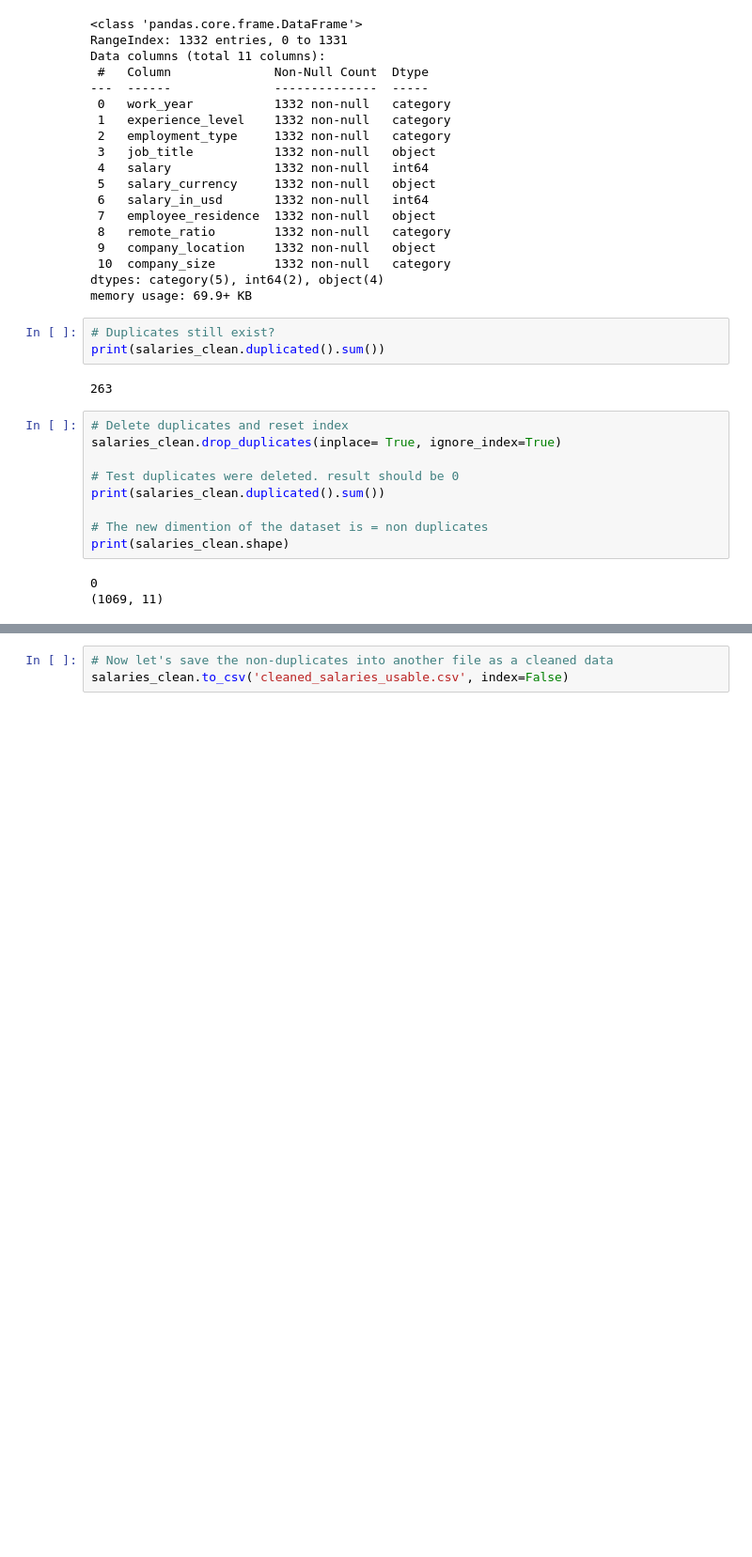
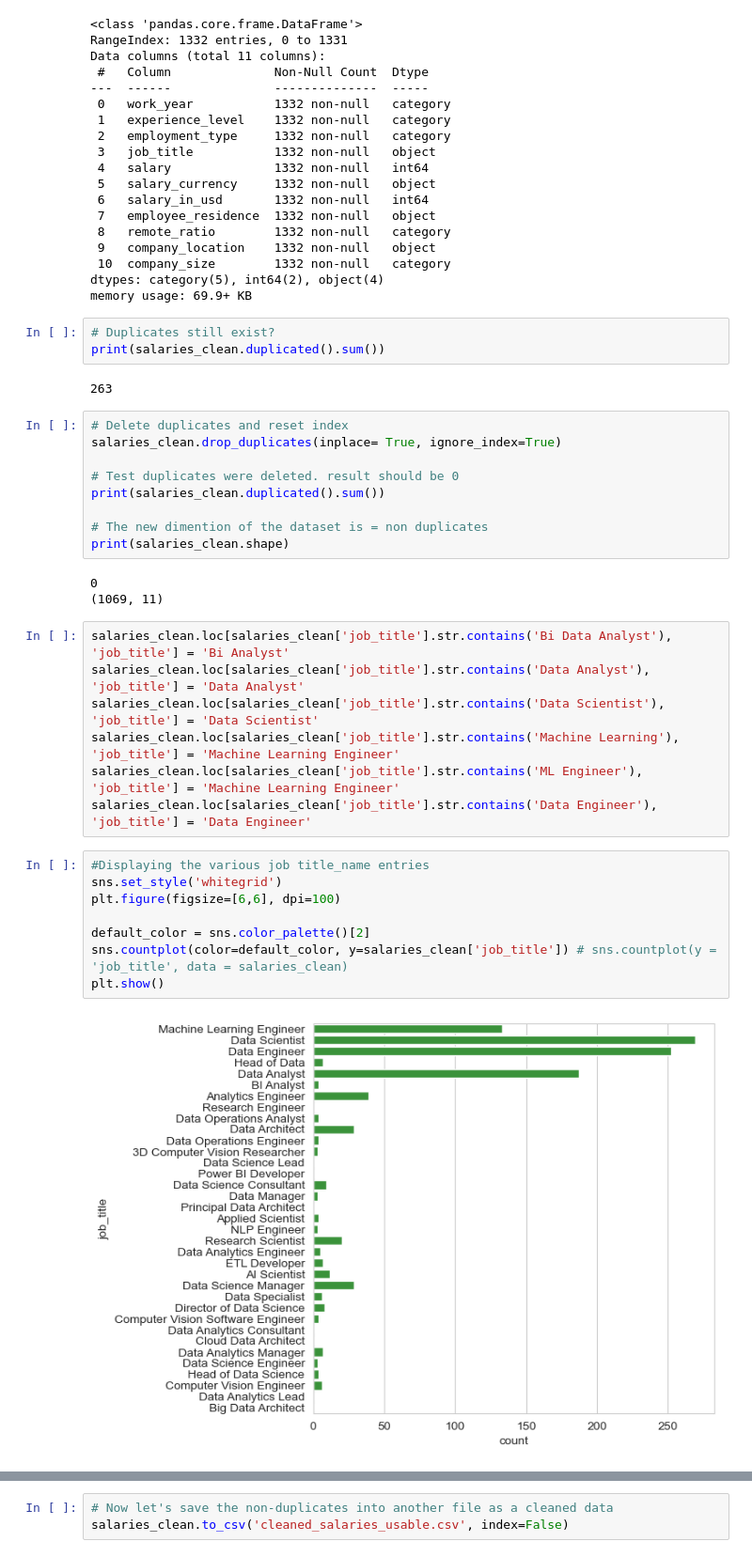
Before and after one commit to Keshtech2002/AI-ML_Salaries, a Jupyter notebook: project.ipynb, the cells around one changed output, grey strips where cells are left out. Shown at 94% size. Saved outputs shown, nothing was run; the diff lists cells and outputs as text; blank space fills up the shorter version.

```diff
--- a/project.ipynb
+++ b/project.ipynb
@@ -243,3 +372,20 @@ print(salaries_clean.shape)
 # %% [output]
 0
 (1069, 11)
+# %%
+salaries_clean.loc[salaries_clean['job_title'].str.contains('Bi Data Analyst'), 'job_title'] = 'Bi Analyst'
+salaries_clean.loc[salaries_clean['job_title'].str.contains('Data Analyst'), 'job_title'] = 'Data Analyst'
+salaries_clean.loc[salaries_clean['job_title'].str.contains('Data Scientist'), 'job_title'] = 'Data Scientist'
+salaries_clean.loc[salaries_clean['job_title'].str.contains('Machine Learning'), 'job_title'] = 'Machine Learning Engineer'
+salaries_clean.loc[salaries_clean['job_title'].str.contains('ML Engineer'), 'job_title'] = 'Machine Learning Engineer'
+salaries_clean.loc[salaries_clean['job_title'].str.contains('Data Engineer'), 'job_title'] = 'Data Engineer'
+# %%
+#Displaying the various job title_name entries
+sns.set_style('whitegrid')
+plt.figure(figsize=[6,6], dpi=100)
+
+default_color = sns.color_palette()[2]
+sns.countplot(color=default_color, y=salaries_clean['job_title']) # sns.countplot(y = 'job_title', data = salaries_clean)
+plt.show()
+# %% [output]
+[figure, added]
```
Also changed, not shown: parts of 27 cells of this notebook, 2 other files.
